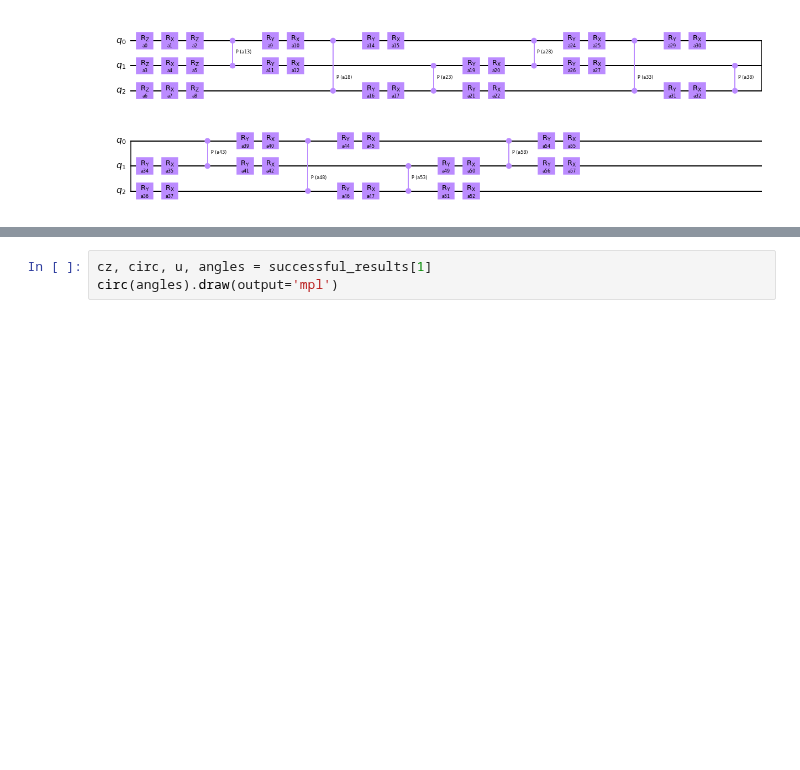
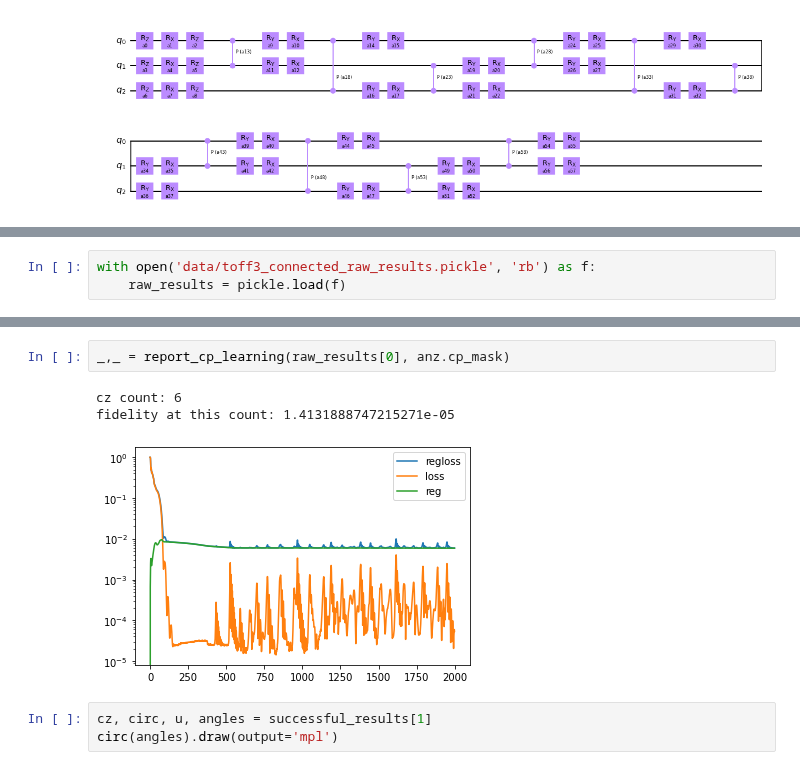
Before and after one commit to idnm/cpflow, a Jupyter notebook: talk_vmap.ipynb, the cells around one changed output, grey strips where cells are left out. Cells and saved outputs as stored; diff of their text form; blank space fills up the shorter version.

```diff
--- a/talk_vmap.ipynb
+++ b/talk_vmap.ipynb
@@ -270,0 +442,3 @@ time: 31.567753553390503
+# %%
+with open('data/toff3_connected_raw_results.pickle', 'rb') as f:
+    raw_results = pickle.load(f)
@@ -271,3 +465,9 @@ time: 31.567753553390503
+# %%
+_,_ = report_cp_learning(raw_results[0], anz.cp_mask)
+# %% [output]
+cz count: 6
+fidelity at this count: 1.4131888747215271e-05
+[figure, added]
 # %%
 cz, circ, u, angles = successful_results[1]
 circ(angles).draw(output='mpl')
```
Also changed, not shown: parts of 29 cells of this notebook, 2 other files.
